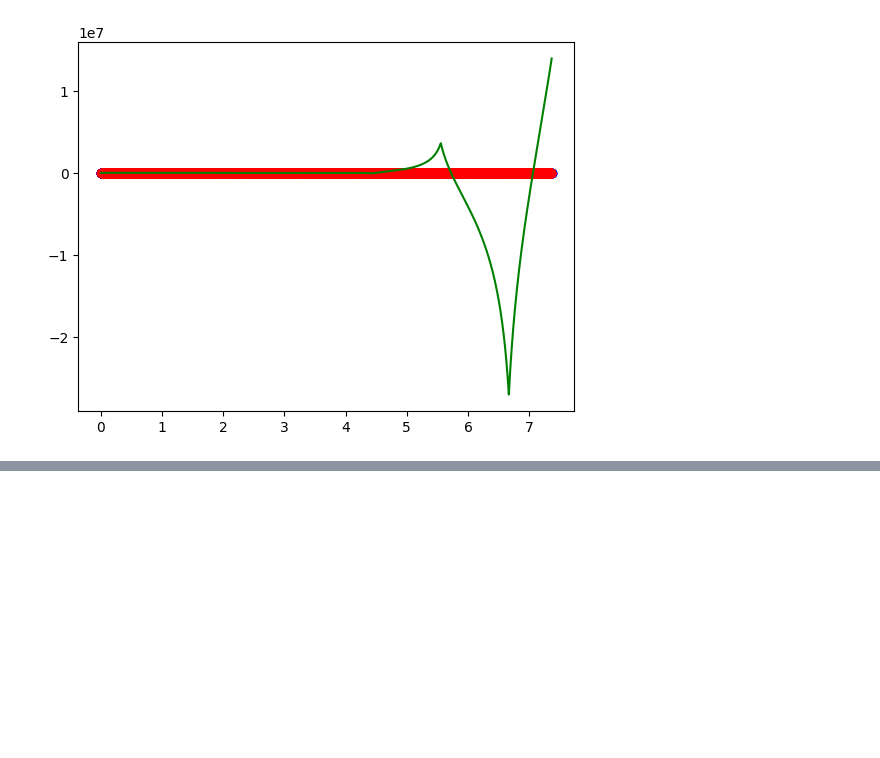
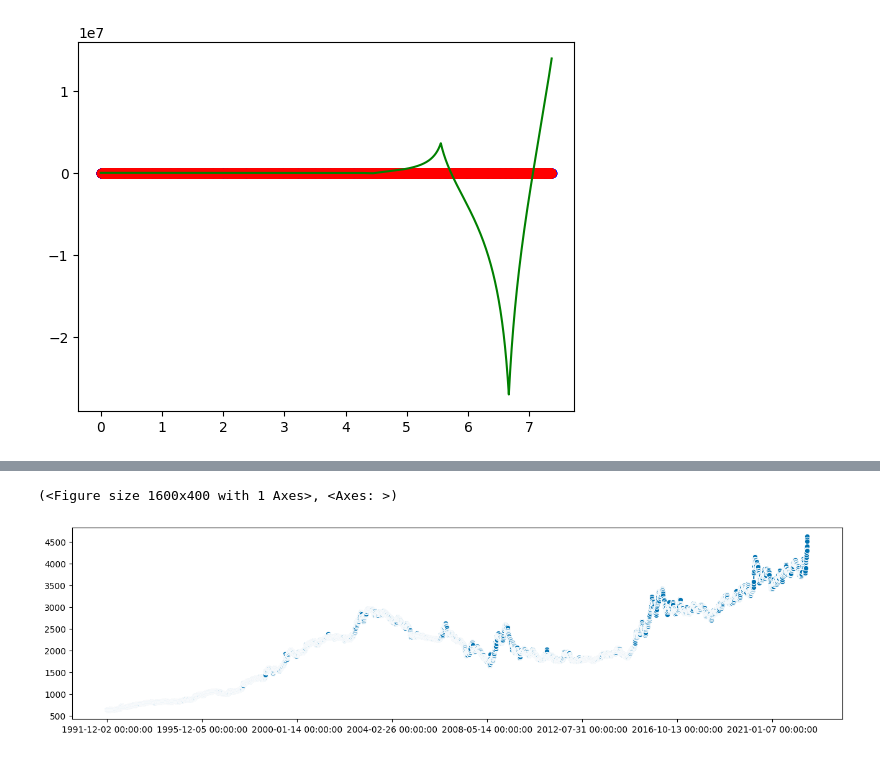
Before and after one commit to cabb1808/ProyectoSenales3, a Jupyter notebook: Proyecto_Final.ipynb, the cells around one changed output, grey strips where cells are left out. Cells and saved outputs as stored; diff of their text form; code cells hidden in the pictures; blank space fills up the shorter version.

```diff
--- a/Proyecto_Final.ipynb
+++ b/Proyecto_Final.ipynb
@@ -311,0 +348,15 @@ plt.show()
+# %%
+from sktime.datasets import load_airline
+from sktime.utils.plotting import plot_series
+from sktime.forecasting.base import ForecastingHorizon
+
+
+
+a=datos['VALOR'].to_numpy()
+y = pd.Series(data=a, index=data['VIGENCIADESDE'])
+
+# plotting for visualization
+plot_series(y)
+# %% [output]
+(<Figure size 1600x400 with 1 Axes>, <Axes: >)
+[figure, added]
```
Also changed, not shown: parts of 6 cells of this notebook.
